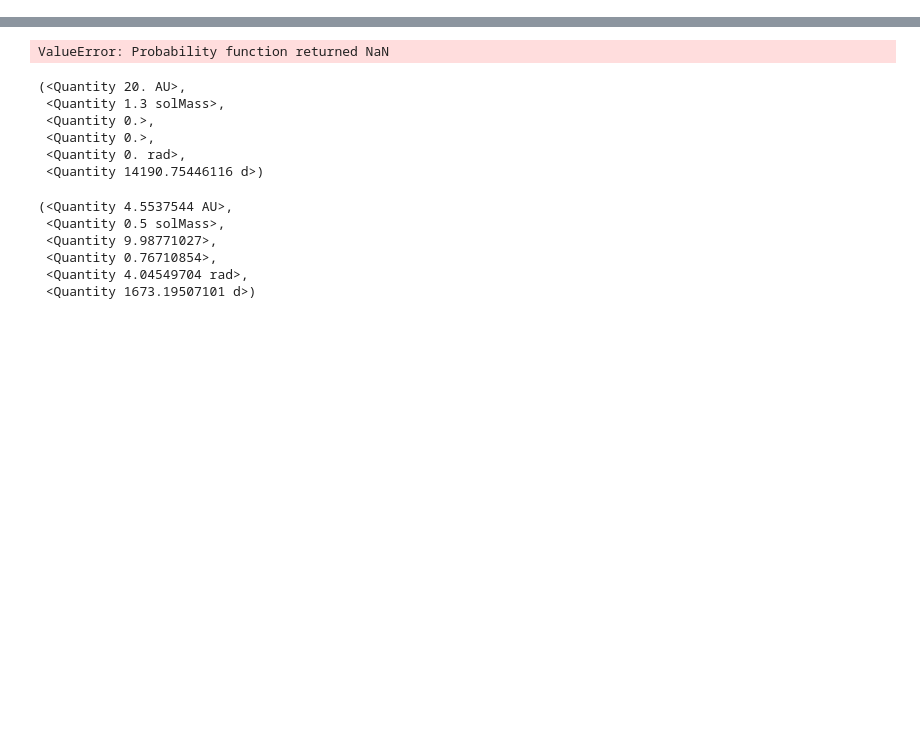
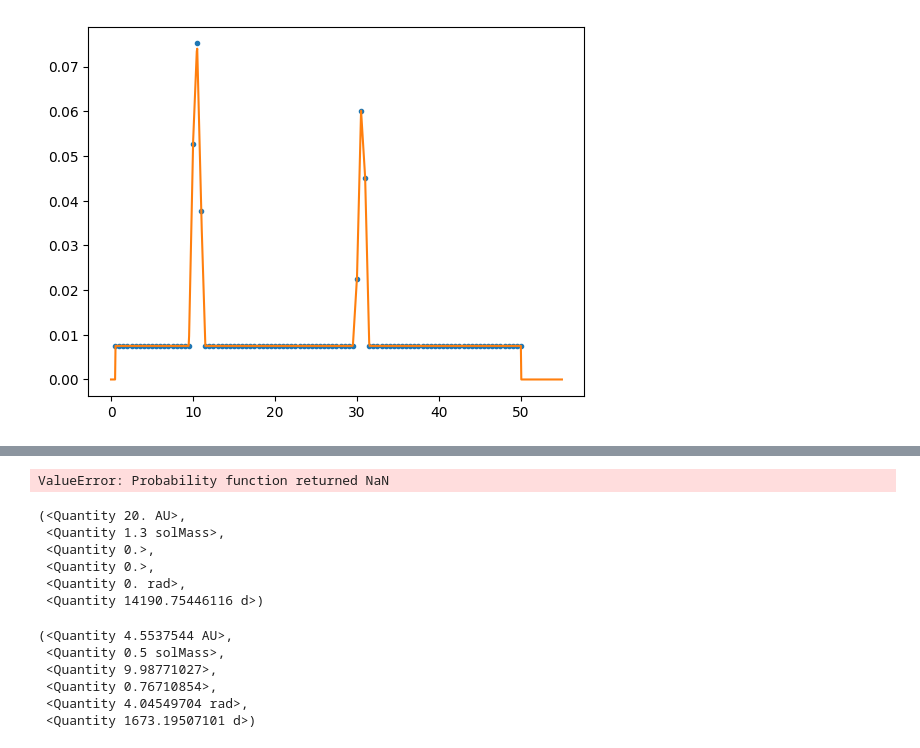
Before and after one commit to COBALT-lensing/py-self-lensing, a Jupyter notebook: demo.ipynb, the cells around one changed output, grey strips where cells are left out. Cells and saved outputs as stored; diff of their text form; code cells hidden in the pictures; blank space fills up the shorter version.

```diff
--- a/demo.ipynb
+++ b/demo.ipynb
@@ -86,0 +112,10 @@ sls.porb, eliminate_times(p, sls.tau_eff, non_detection_times)
+# %%
+import matplotlib.pyplot as plt
+import numpy
+from src.selflensing.calc import LENS_MASS_DIST, lens_mass_pdist
+
+x = numpy.linspace(0, 55, 1000)
+_ = plt.plot(LENS_MASS_DIST[0,:], LENS_MASS_DIST[1,:], '.', x, lens_mass_pdist(1000, 0, 55), '-')
+plt.show()
+# %% [output]
+[figure, added]
```
Also changed, not shown: parts of 21 cells of this notebook, 1 other file.
